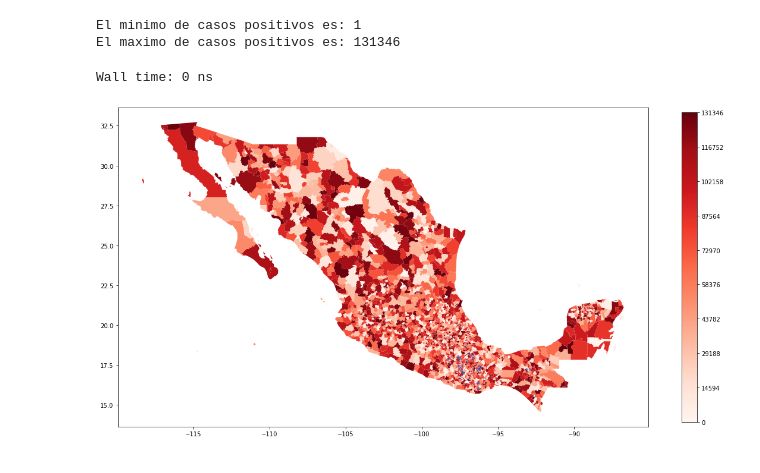
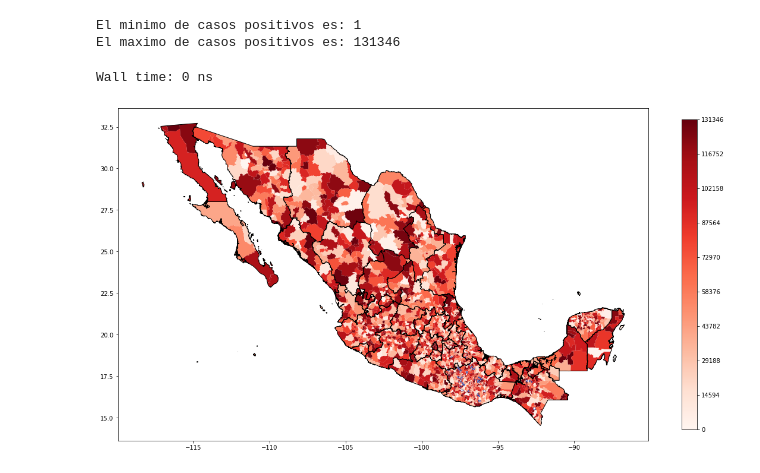
Before and after one commit to EGLL69247/COVID-V2, a Jupyter notebook: COVID.ipynb, the cells around one changed output. Saved outputs shown, nothing was run; the diff lists cells and outputs as text; code cells hidden in the pictures.

```diff
--- a/COVID.ipynb
+++ b/COVID.ipynb
@@ -295,14 +294,16 @@ El maximo de casos positivos es: 131346
 # %%
 %time
 norm= cm.colors.Normalize(vmin=0,vmax=max(pos.cnt))
 cmap= cm.Reds
 ax= pos.plot(figsize=(20,20),cmap=cmap.reversed(),vmin= 0, vmax=max(pos.cnt));
 neg.plot(ax=ax,color='white',ec='#2B3490',linewidth=0.5)
+est.boundary.plot(ax=ax,linewidth=1,ec='k')
 ticks= np.linspace(0,max(pos.cnt),10)
 plt.colorbar(cm.ScalarMappable(norm=norm,cmap=cmap),ax=ax,shrink= 0.48,ticks=ticks);
+# plt.savefig('MME.png',dpi=300,bbox_inches='tight');
 # %% [output]
 Wall time: 0 ns
-[figure, old version]
+[figure, new version]
 # %%
 neg= gpd.GeoDataFrame(mu[~mu['mrg'].isin(pos['mrg'])])
 # %%
```
Also changed, not shown: parts of 10 cells of this notebook.
